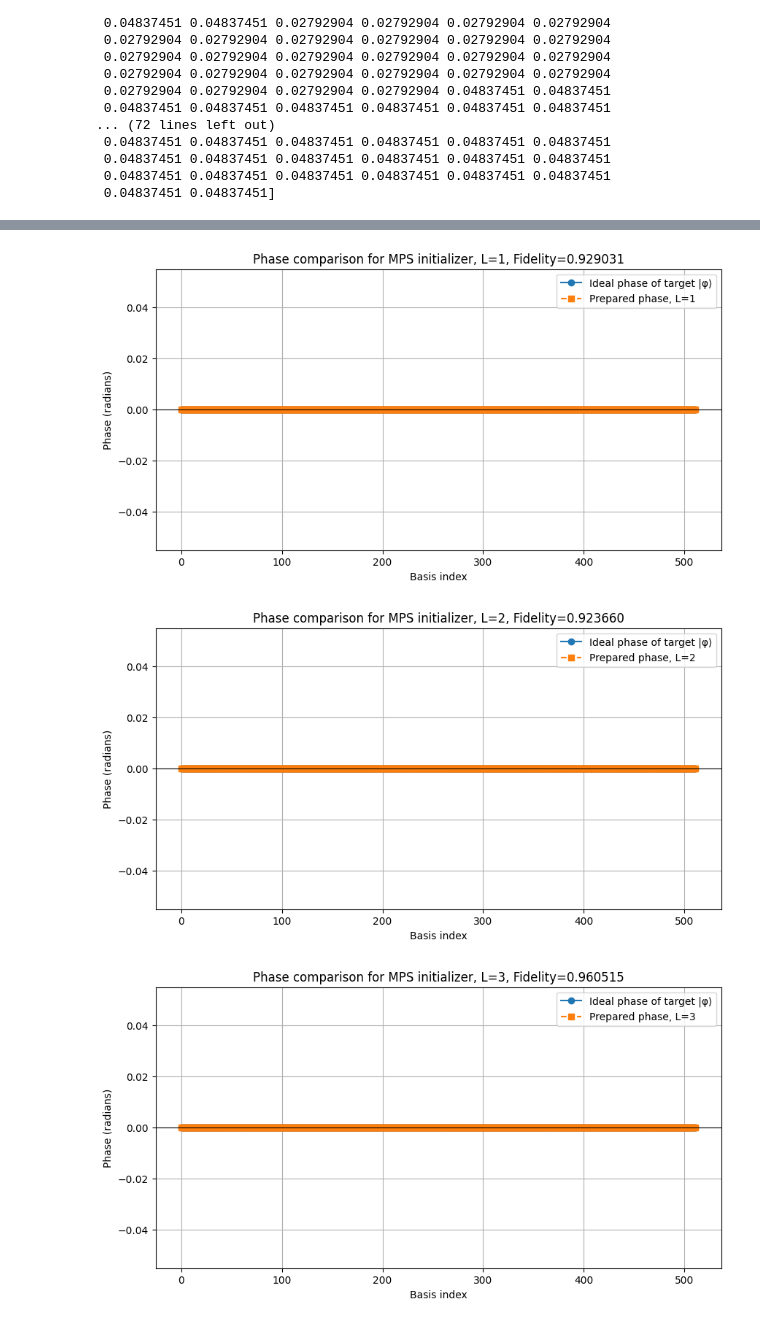
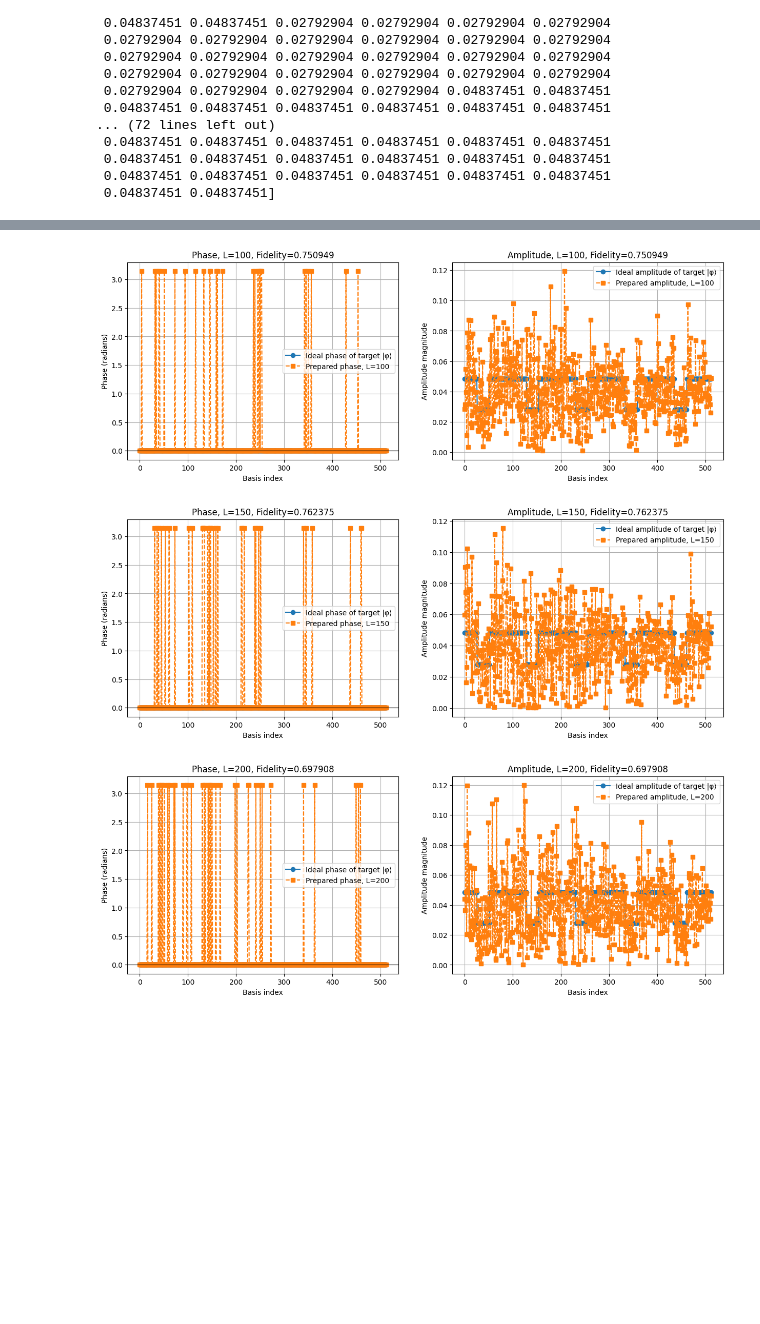
Before and after one commit to aizzen3/QCproject2, a Jupyter notebook: trial.ipynb, the cells around one changed output, grey strips where cells are left out. Cells and saved outputs as stored; diff of their text form; code cells hidden in the pictures; blank space fills up the shorter version.

Commit message:
initial commit

```diff
--- a/trial.ipynb
+++ b/trial.ipynb
@@ -140,7 +140,7 @@ n = int(np.log2(N))
 sim = AerSimulator(method="statevector")
 
 
-layers_list = list(range(2, 11))
+layers_list = list(range(20, 100, 10))
 fidelities = []
 
 for L in layers_list:
@@ -277,9 +184,7 @@ from qiskit_aer import AerSimulator
 from qiskit_mps_initializer.datatypes import QuantumState
 from qiskit.quantum_info import state_fidelity
 
-# ----------------------------
-# target state phi
-# ----------------------------
+
 phi = np.asarray(phi, dtype=complex)
 phi = phi / np.linalg.norm(phi)
 
@@ -296,51 +201,78 @@ phases_ideal = np.unwrap(np.angle(phi))
 # store fidelities too, just for printing
 fidelities = []
 
-# ----------------------------
+
 # plot phase for layers 1 to 10
-# ----------------------------
-for L in range(1, 11):
-    # build MPS initializer
+
+for L in range(100, 400, 50):
+    # MPS initializer
     phi_state = QuantumState.from_dense_data(data=phi, normalize=False)
     U_phi = phi_state.generate_mps_initializer_circuit(number_of_layers=L)
 
     # prepare circuit
     qc = QuantumCircuit(n)
     qc.append(U_phi, range(n))
     qc.save_statevector()
 
     # simulate
     result = sim.run(transpile(qc, sim)).result()
     vec_sim = np.array(result.get_statevector(qc), dtype=complex)
 
     # fidelity
     F = state_fidelity(vec_sim, phi)
     fidelities.append(F)
 
     # align global phase
     global_phase = np.angle(np.vdot(phi, vec_sim))
     vec_sim_aligned = vec_sim * np.exp(-1j * global_phase)
 
     # simulated phase
     phases_sim = np.unwrap(np.angle(vec_sim_aligned))
 
     # phase plot
-    plt.figure(figsize=(10, 5))
-    plt.plot(range(N), phases_ideal, 'o-', label="Ideal phase of target |φ⟩")
-    plt.plot(range(N), phases_sim, 's--', label=f"Prepared phase, L={L}")
-    plt.axhline(0, color='black', linewidth=0.8)
-    plt.xlabel("Basis index")
-    plt.ylabel("Phase (radians)")
-    plt.title(f"Phase comparison for MPS initializer, L={L}, Fidelity={F:.6f}")
-    plt.legend()
-    plt.grid(True)
-    plt.show()
+# amplitudes
+    amps_ideal = np.abs(phi)
+    amps_sim = np.abs(vec_sim_aligned)
+
+# phases
+    phases_ideal = np.unwrap(np.angle(phi))
+    phases_sim = np.unwrap(np.angle(vec_sim_aligned))
+
+# phase and amplitude side by side
+    fig, axes = plt.subplots(1, 2, figsize=(15, 5))
+
+# --- Phase plot ---
+    axes[0].plot(range(N), phases_ideal, 'o-', label="Ideal phase of target |φ⟩")
+    axes[0].plot(range(N), phases_sim, 's--', label=f"Prepared phase, L={L}")
+    axes[0].axhline(0, color='black', linewidth=0.8)
+    axes[0].set_xlabel("Basis index")
+    axes[0].set_ylabel("Phase (radians)")
+    axes[0].set_title(f"Phase, L={L}, Fidelity={F:.6f}")
+    axes[0].legend()
+    axes[0].grid(True)
+
+# --- Amplitude plot ---
+    axes[1].plot(range(N), amps_ideal, 'o-', label="Ideal amplitude of target |φ⟩")
+    axes[1].plot(range(N), amps_sim, 's--', label=f"Prepared amplitude, L={L}")
+    axes[1].set_xlabel("Basis index")
+    axes[1].set_ylabel("Amplitude magnitude")
+    axes[1].set_title(f"Amplitude, L={L}, Fidelity={F:.6f}")
+    axes[1].legend()
+    axes[1].grid(True)
+
+plt.tight_layout()
+plt.show()
+
+
+print("Layer-wise fidelities:")
+for L, F in zip(range(1, 11), fidelities):
+    print(f"L = {L:2d}, Fidelity = {F:.8f}")
 
 # print fidelity summary
 print("Layer-wise fidelities:")
 for L, F in zip(range(1, 11), fidelities):
     print(f"L = {L:2d}, Fidelity = {F:.8f}")
 # %% [output]
-[figure, old version]
+[figure, new version]
-[figure, old version]
+[figure, new version]
-[figure, old version]
+[figure, new version]
```
Also changed, not shown: parts of 5 cells of this notebook, 5 other files.
